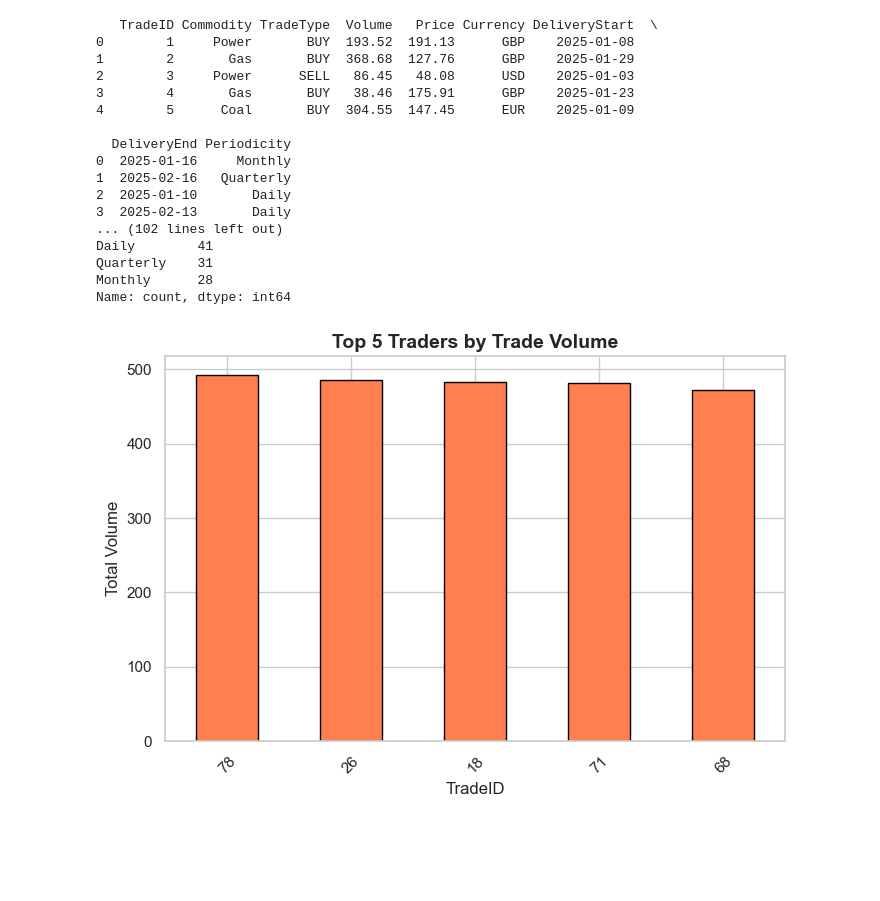
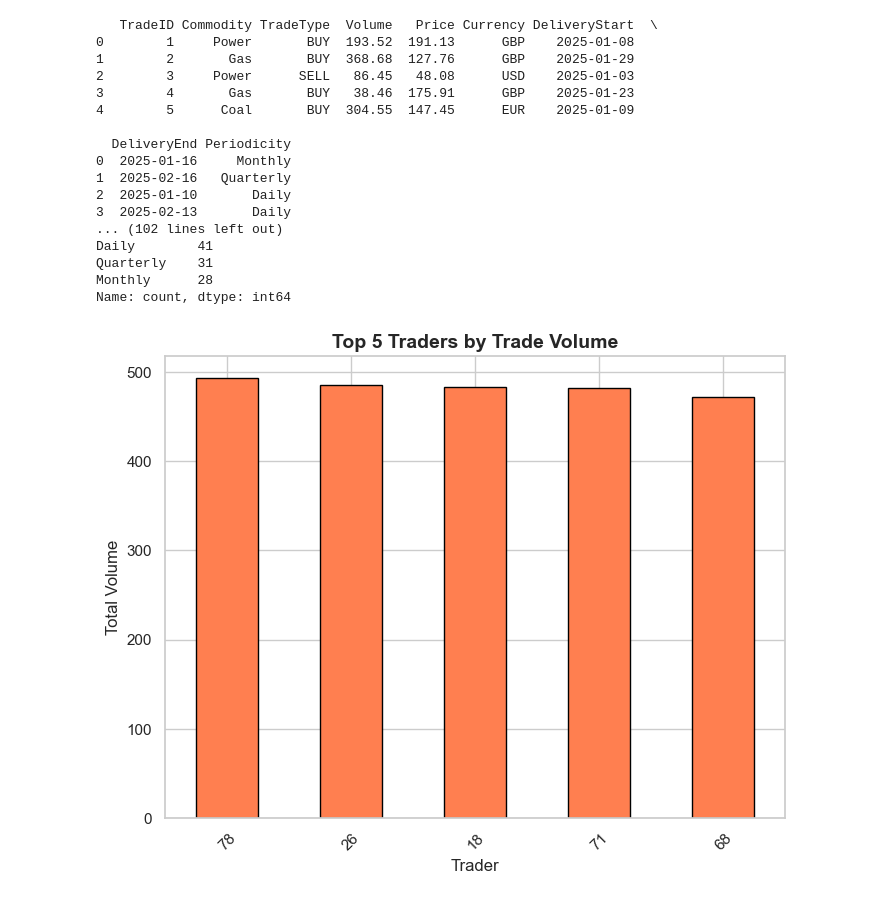
Before and after one commit to Esha-git/ETRM-Data-Analysis, a Jupyter notebook: notebooks/ETRM_Data_Analysis.ipynb, the cells around one changed output. Cells and saved outputs as stored; diff of their text form; code cells hidden in the pictures; blank space fills up the shorter version.

```diff
--- a/notebooks/ETRM_Data_Analysis.ipynb
+++ b/notebooks/ETRM_Data_Analysis.ipynb
@@ -101,13 +101,28 @@ print("\nTrade Periodicity Breakdown:\n", periodicity)
 # ---------------------------
 
 # Bar chart: Volume by Trader
-plt.figure(figsize=(8,5))
-top_traders.plot(kind="bar", color="coral", edgecolor="black")
+# Group by Trader and sum the trade volume
+top_traders = (
+    df.groupby("TradeID")["Volume"]
+    .sum()
+    .sort_values(ascending=False)        # sort by total volume
+    .head(5)                             # top 5
+)
+
+# Plot
+plt.figure(figsize=(8,6))
+top_traders.plot(
+    kind="bar",
+    color="coral",
+    edgecolor="black"
+)
+
 plt.title("Top 5 Traders by Trade Volume", fontsize=14, fontweight="bold")
+plt.xlabel("Trader")
 plt.ylabel("Total Volume")
-plt.xlabel("TradeID")
 plt.xticks(rotation=45)
 plt.show()
+
 
 # Pie chart: Trades by Currency
 plt.figure(figsize=(6,6))
@@ -130,39 +145,50 @@ plt.show()
 
 # Histogram: Distribution of Notional Values
 plt.figure(figsize=(8,5))
 sns.histplot(df["Notional"], bins=20, kde=True, color="skyblue", edgecolor="black")
 plt.title("Distribution of Notional Values", fontsize=14, fontweight="bold")
 plt.xlabel("Notional Value")
 plt.ylabel("Number of Trades")
 plt.show()
 
 # Heatmap: Commodity vs Trader Trade Counts
-pivot = pd.crosstab(df["TradeID"], df["Commodity"])
-plt.figure(figsize=(10,6))
-sns.heatmap(pivot, annot=True, fmt="d", cmap="YlGnBu", cbar=True)
-plt.title("Commodity vs Trader Trade Counts", fontsize=14, fontweight="bold")
+# Heatmap: Commodity vs TradeType (counts)
+pivot = pd.crosstab(df["TradeType"], df["Commodity"])
+
+plt.figure(figsize=(8,6))
+sns.heatmap(
+    pivot,
+    annot=True,       # show numbers inside cells
+    fmt="d",          # integer format
+    cmap="RdYlGn_r",  # green → yellow → red style
+    cbar=True,
+    linewidths=1,     # grid lines
+    linecolor="black" # box-style look
+)
+
+plt.title("Commodity vs TradeType Trade Counts", fontsize=14, fontweight="bold")
 plt.xlabel("Commodity")
-plt.ylabel("Trader")
+plt.ylabel("TradeType")
 plt.show()
 # %% [output]
    TradeID Commodity TradeType  Volume   Price Currency DeliveryStart  \
 0        1     Power       BUY  193.52  191.13      GBP    2025-01-08
 1        2       Gas       BUY  368.68  127.76      GBP    2025-01-29
 2        3     Power      SELL   86.45   48.08      USD    2025-01-03
 3        4       Gas       BUY   38.46  175.91      GBP    2025-01-23
 4        5      Coal       BUY  304.55  147.45      EUR    2025-01-09
 
   DeliveryEnd Periodicity
 0  2025-01-16     Monthly
 1  2025-02-16   Quarterly
 2  2025-01-10       Daily
 3  2025-02-13       Daily
 ... (102 lines left out)
 Daily        41
 Quarterly    31
 Monthly      28
 Name: count, dtype: int64
-[figure, old version]
+[figure, new version]
 [figure]
 [figure]
 [figure]
```
Also changed, not shown: parts of 1 cell of this notebook.
